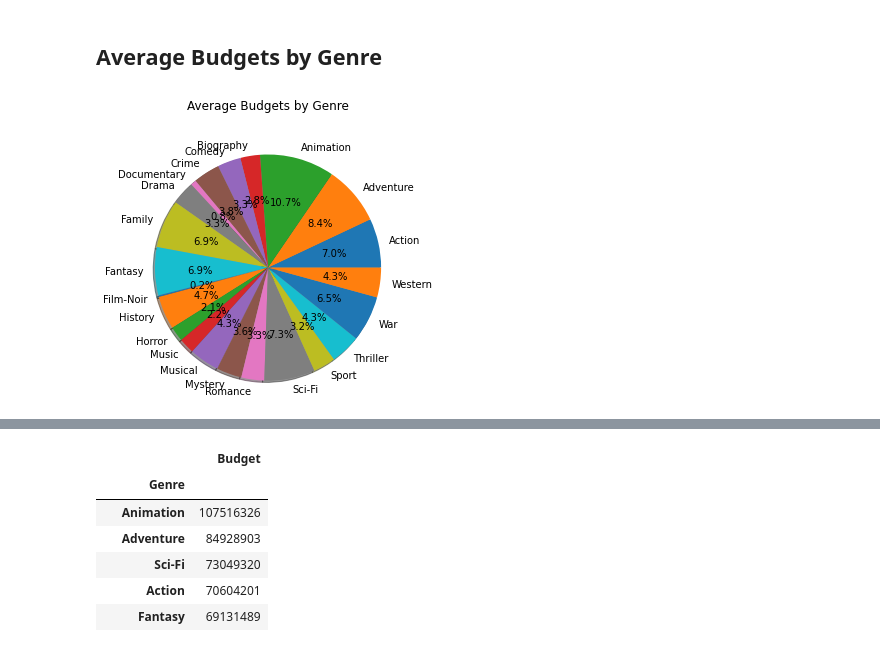
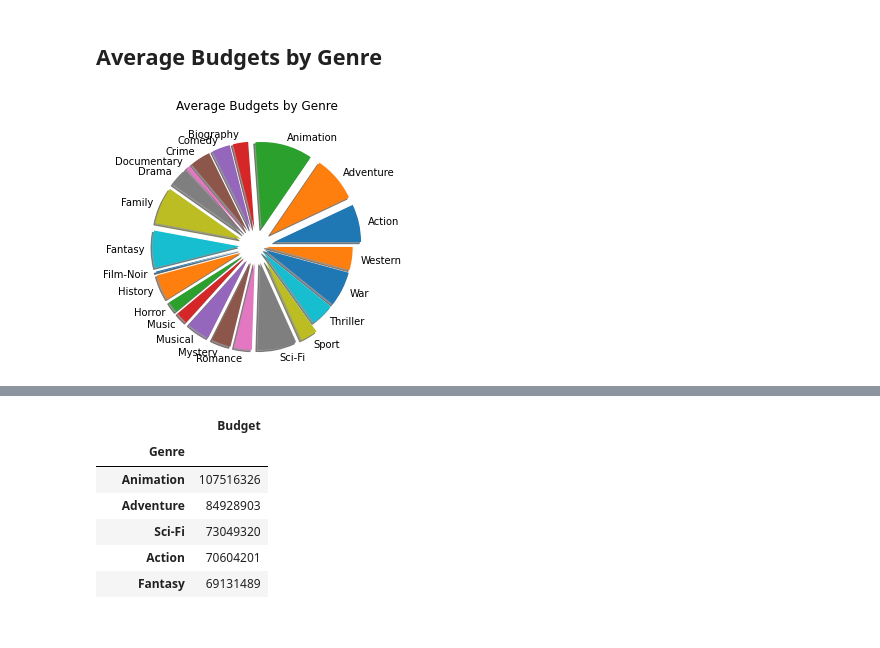
Before and after one commit to radowtay/Project-1, a Jupyter notebook: Scripts/Highest Budget Genres.ipynb, the cells around one changed output, grey strips where cells are left out. Drawn from its saved outputs; the diff is of its cells as text; code cells hidden in the pictures.

Commit message:
image update

```diff
--- a/Scripts/Highest Budget Genres.ipynb
+++ b/Scripts/Highest Budget Genres.ipynb
@@ -160,9 +160,10 @@ budget_data_df
 # %%
 genres=budget_data_df.index
 budget=budget_data_df.values
-plt.title("Average Budgets by Genre", y=1.2)
-plt.pie(budget, labels=genres, autopct='%1.1f%%', shadow=True, radius=1.3)
+explode=(0.2,0.2,0.2,0.2,0.2,0.2,0.2,0.2,0.2,0.2,0.2,0.2,0.2,0.2,0.2,0.2,0.2,0.2,0.2,0.1,0.1,0.1)
+plt.title("Average Budgets by Genre", y=1.1)
+plt.pie(budget, labels=genres, explode=explode, shadow=True, radius=1)
 plt.savefig("../Images/Average_Budgets_by_Genre")
 plt.show()
 # %% [output]
-[figure, old version]
+[figure, new version]
```
Also changed, not shown: parts of 2 cells of this notebook, 2 other files.
